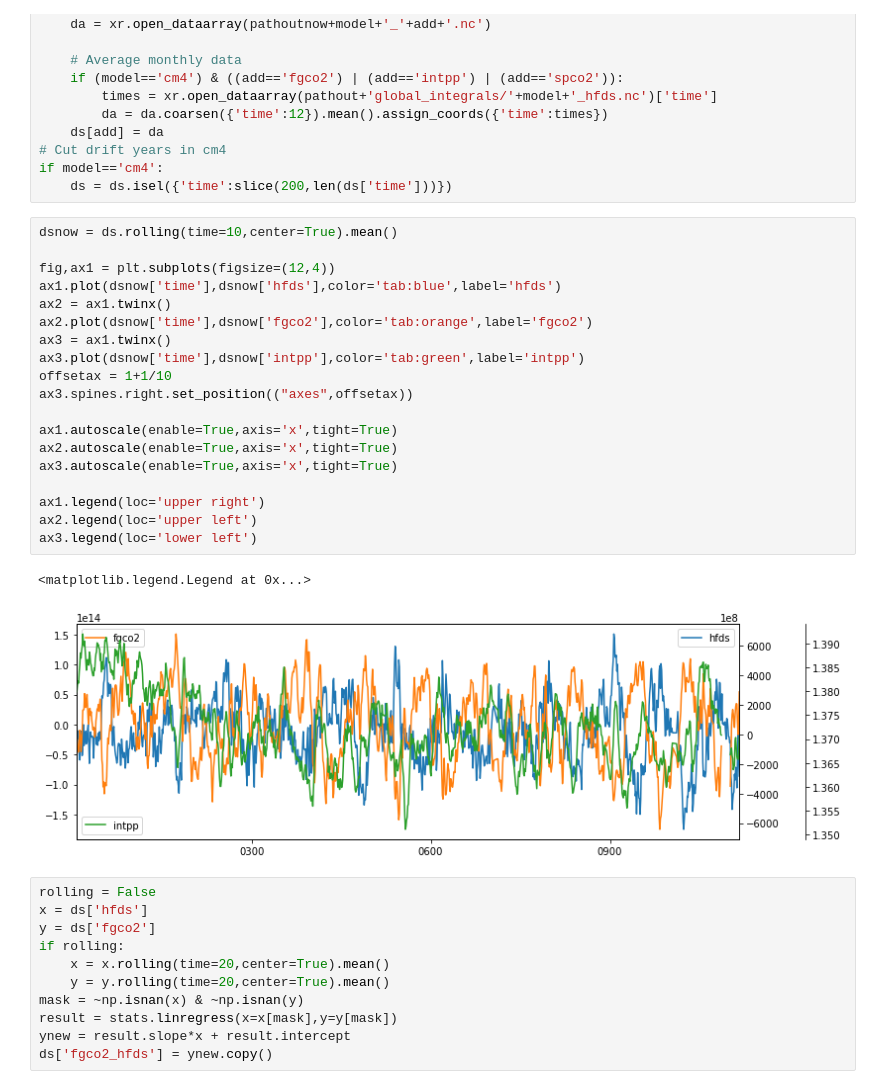
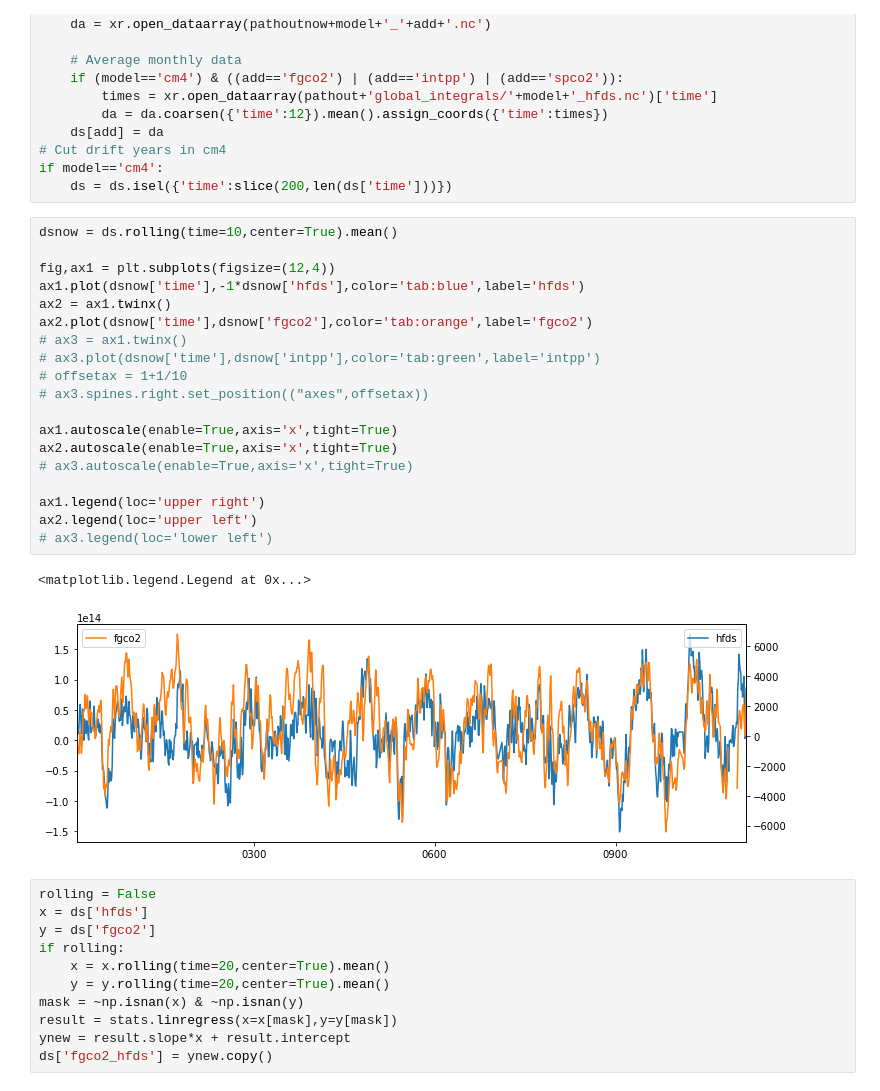
Before and after one commit to gmacgilchrist/bio-pump-timescales, a Jupyter notebook: notebooks/esm4/draw_integrals.ipynb, the cells around one changed output. Saved outputs shown, nothing was run; the diff lists cells and outputs as text.

```diff
--- a/notebooks/esm4/draw_integrals.ipynb
+++ b/notebooks/esm4/draw_integrals.ipynb
@@ -27,25 +27,25 @@ if model=='cm4':
 # %%
 dsnow = ds.rolling(time=10,center=True).mean()
 
 fig,ax1 = plt.subplots(figsize=(12,4))
-ax1.plot(dsnow['time'],dsnow['hfds'],color='tab:blue',label='hfds')
+ax1.plot(dsnow['time'],-1*dsnow['hfds'],color='tab:blue',label='hfds')
 ax2 = ax1.twinx()
 ax2.plot(dsnow['time'],dsnow['fgco2'],color='tab:orange',label='fgco2')
-ax3 = ax1.twinx()
-ax3.plot(dsnow['time'],dsnow['intpp'],color='tab:green',label='intpp')
-offsetax = 1+1/10
-ax3.spines.right.set_position(("axes",offsetax))
+# ax3 = ax1.twinx()
+# ax3.plot(dsnow['time'],dsnow['intpp'],color='tab:green',label='intpp')
+# offsetax = 1+1/10
+# ax3.spines.right.set_position(("axes",offsetax))
 
 ax1.autoscale(enable=True,axis='x',tight=True)
 ax2.autoscale(enable=True,axis='x',tight=True)
-ax3.autoscale(enable=True,axis='x',tight=True)
+# ax3.autoscale(enable=True,axis='x',tight=True)
 
 ax1.legend(loc='upper right')
 ax2.legend(loc='upper left')
-ax3.legend(loc='lower left')
+# ax3.legend(loc='lower left')
 # %% [output]
 <matplotlib.legend.Legend at 0x...>
-[figure, old version]
+[figure, new version]
 # %%
 rolling = False
 x = ds['hfds']
```
Also changed, not shown: parts of 2 cells of this notebook, 2 other files.
